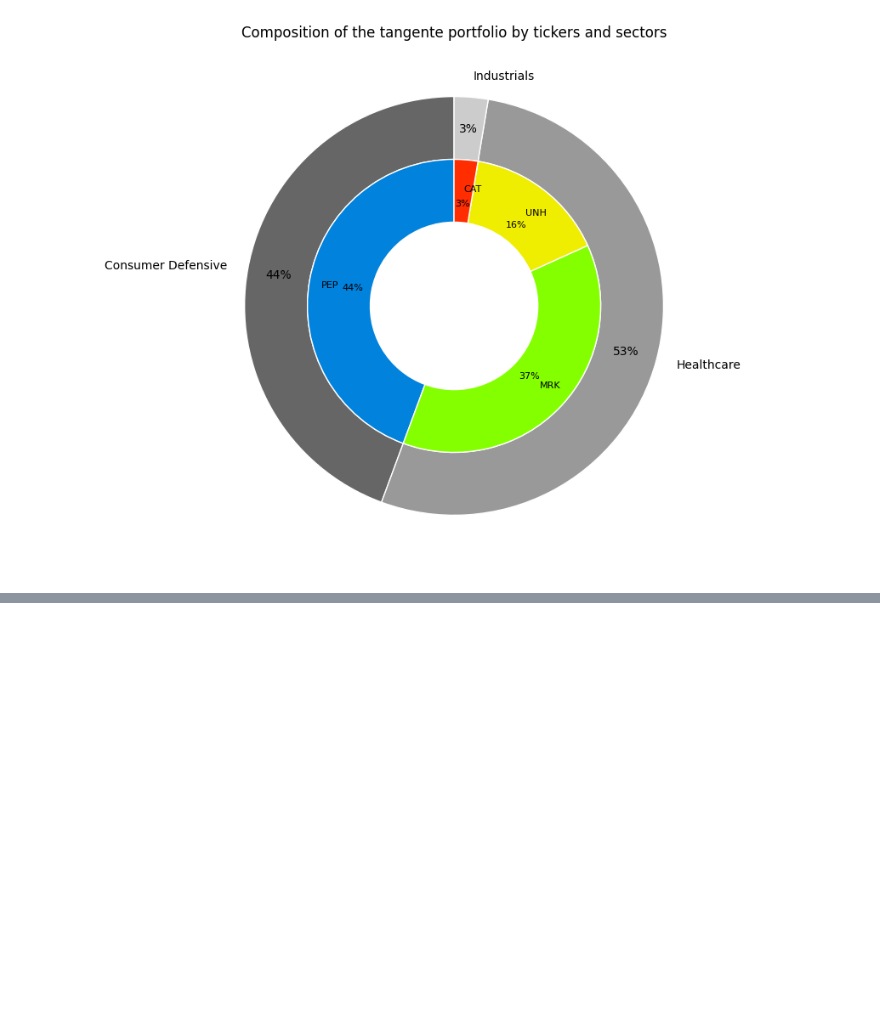
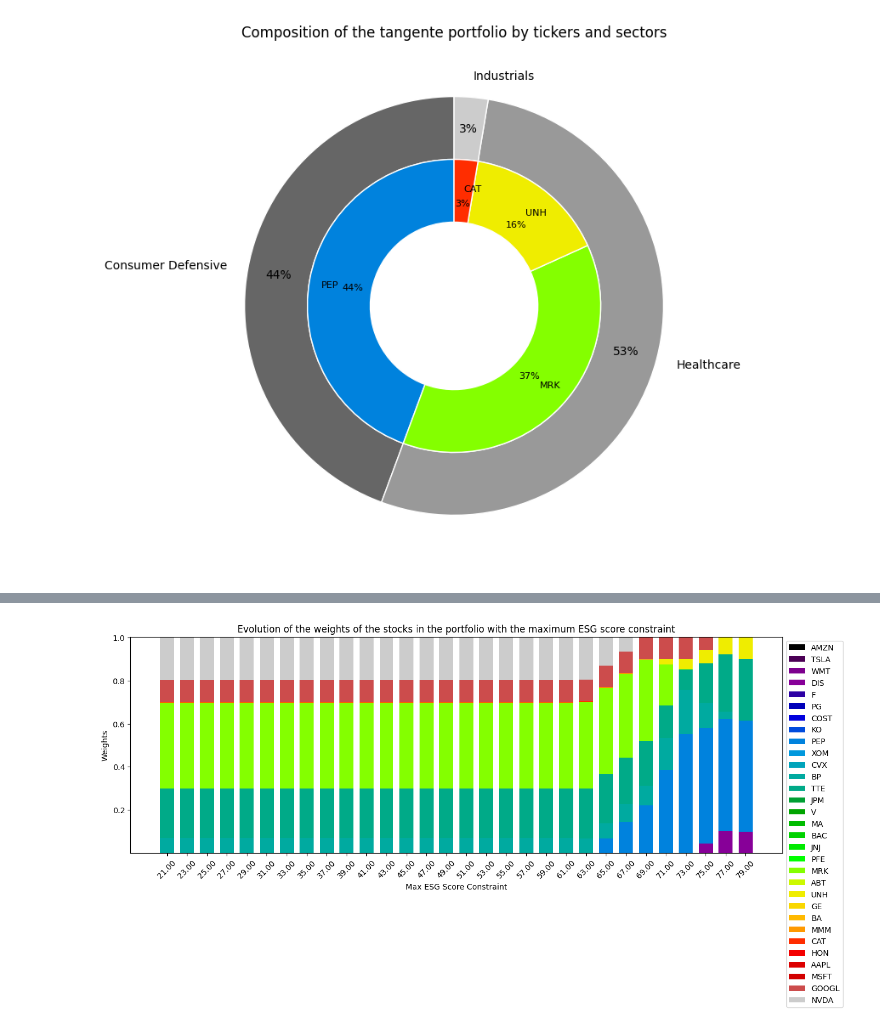
Before and after one commit to antoinedte/-Allocation_de_portefeuille_sous_contrainte_ESG, a Jupyter notebook: exploration/20240309_msci_rating.ipynb, the cells around one changed output, grey strips where cells are left out. Drawn from its saved outputs; the diff is of its cells as text; code cells hidden in the pictures; blank space fills up the shorter version.

```diff
--- a/exploration/20240309_msci_rating.ipynb
+++ b/exploration/20240309_msci_rating.ipynb
@@ -203,0 +256,11 @@ PORTFOLIO.plot_tangente_portfolio_composition(gammas=GAMMA_VALUES,
+# %%
+PORTFOLIO.plot_weights_evolution(GAMMA_VALUES,
+                                 risk_free_rate=RISK_FREE_RATE,
+                                 max_esg_scores=MAX_ESG_SCORES,
+                                 fully_invested=True,
+                                 long_only=True,
+                                 best_in_class_method=1,
+                                 best_in_class_strategy='global',
+                                 sector_min_weight_x_dict=SECTOR_MIN_WEIGHT_X_DICT_SOME_MINS)
+# %% [output]
+[figure, added]
```
Also changed, not shown: parts of 15 cells of this notebook, 1 other file.
